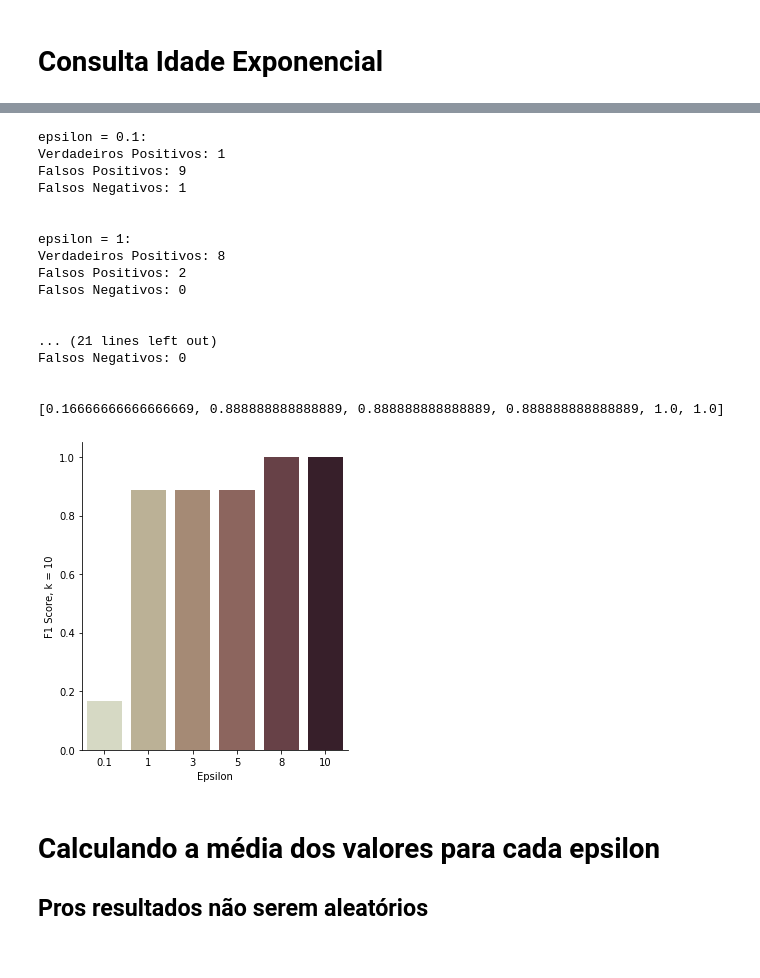
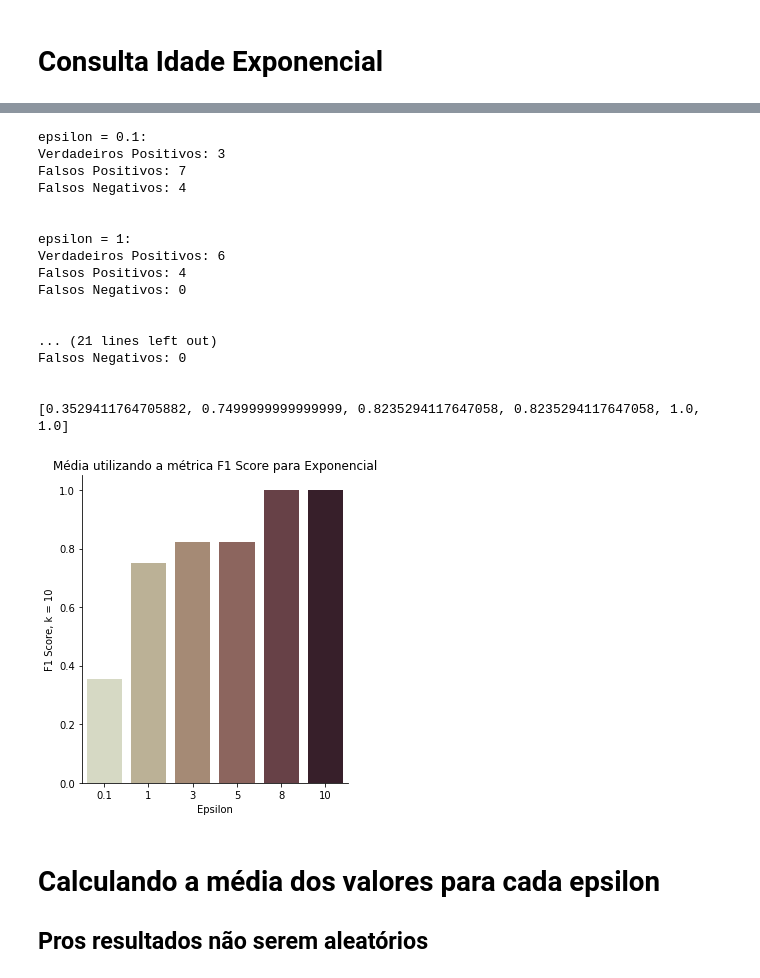
Before and after one commit to Brabissima/dp_top-k, a Jupyter notebook: Reverse top-k.ipynb, the cells around one changed output, grey strips where cells are left out. Saved outputs shown, nothing was run; the diff lists cells and outputs as text; code cells hidden in the pictures.

```diff
--- a/Reverse top-k.ipynb
+++ b/Reverse top-k.ipynb
@@ -139,18 +177,21 @@ def plot_erros(erros_argumento, k):
 # %%
+#modificado
 def f1_score(query, argumento_consulta, budgets):
-    top = list(query)
+    top_classes = list(query['idade'])
+    top_count = list(query['count'])
+
     metrica_exponencial = []
     for argumento, budget in zip(argumento_consulta, budgets):
         falsos_positivos, falsos_negativos, verdadeiros_positivos = 0, 0, 0
         for i in range(len(argumento)):
-            if(argumento[i] in top):
-                if(argumento[i] == top[i]):
+            if(argumento[i] in top_classes):
+                if(argumento[i] == top_classes[i] or (top_count.count(top_count[i]) > 1)):
                     verdadeiros_positivos += 1
                 else:
                     falsos_positivos += 1
-            if(top[i] not in argumento):
+            if(top_classes[i] not in argumento):
                 falsos_negativos += 1
-            if(argumento[i] not in top):
+            if(argumento[i] not in top_classes):
                 falsos_positivos += 1
 
         print("epsilon = {}:\nVerdadeiros Positivos: {}\nFalsos Positivos: {}\nFalsos Negativos: {}\n\n".format(budget, verdadeiros_positivos, falsos_positivos, falsos_negativos))
@@ -212,6 +253,7 @@ reverse top-k:
 # %%
-query_idades = top_k_reverse_idade(dataset_idade, 10)['idade']
+query_idades = top_k_reverse_idade(dataset_idade, 10)
+metodo = 'Laplace'
 f1_lap = f1_score(query_idades, idades, budgets)
-plot_erros(f1_lap, 10)
+plot_erros(f1_lap, 10, metodo)
 # %% [output]
 epsilon = 0.1:
@@ -255,6 +297,7 @@ def exp_idades(budget, sensibilidade, dataset, k):
 
     _users = list(dataset['idade'].copy())
     _scores = list(scores.copy())
+    counts = list(dataset['count'].copy())
 
     top = []
 
@@ -270,10 +313,13 @@ def exp_idades(budget, sensibilidade, dataset, k):
 
         sample = random.choices(population=_users, weights=probabilities, k=1)[0]
 
-        top.append(sample)
+        count = counts[_users.index(sample)]
+
+        top.append([sample, count])
 
         _scores.remove(_scores[_users.index(sample)])
         _users.remove(sample)
+        counts.remove(count)
 
     return top
 # %%
@@ -283,7 +329,7 @@ for budget in budgets:
     b = exp_idades(budget, sensibilidade_exp(dataset_idade, budget, 10), dataset_idade, 10)
     b = np.array(b)
     print("epsilon: {}\nreverse top-k:\n{}\n\n".format(budget, b))
-    idades_exp.append(b)
+    idades_exp.append(b[:,0])
 # %% [output]
 epsilon: 0.1
 reverse top-k:
@@ -305,26 +366,26 @@ reverse top-k:
 # %%
-query_idades_exp = top_k_reverse_idade(dataset_idade, 10)['idade']
-f1 = f1_score(query_idades_exp, idades_exp, budgets)
-plot_erros(f1, 10)
+metodo = 'Exponencial'
+f1 = f1_score(query_idades, idades_exp, budgets)
+plot_erros(f1, 10, metodo)
 # %% [output]
 epsilon = 0.1:
-Verdadeiros Positivos: 1
-Falsos Positivos: 9
-Falsos Negativos: 1
+Verdadeiros Positivos: 3
+Falsos Positivos: 7
+Falsos Negativos: 4
 
 
 epsilon = 1:
-Verdadeiros Positivos: 8
-Falsos Positivos: 2
+Verdadeiros Positivos: 6
+Falsos Positivos: 4
 Falsos Negativos: 0
 
 
 ... (21 lines left out)
 Falsos Negativos: 0
 
 
-[0.16666666666666669, 0.888888888888889, 0.888888888888889, 0.888888888888889, 1.0, 1.0]
+[0.3529411764705882, 0.7499999999999999, 0.8235294117647058, 0.8235294117647058, 1.0, 1.0]
-[figure, old version]
+[figure, new version]
 # %% [markdown]
 # Calculando a média dos valores para cada epsilon
 ## Pros resultados não serem aleatórios
```
Also changed, not shown: parts of 20 cells of this notebook, 1 other file.
